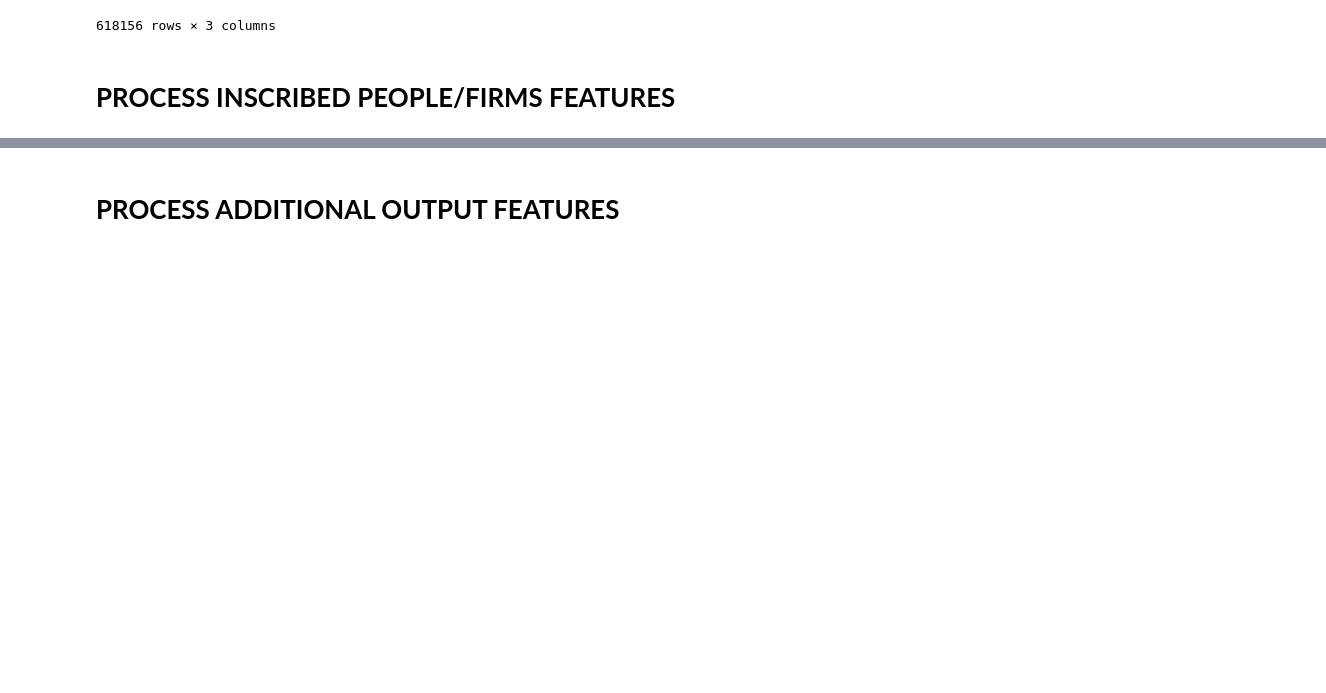
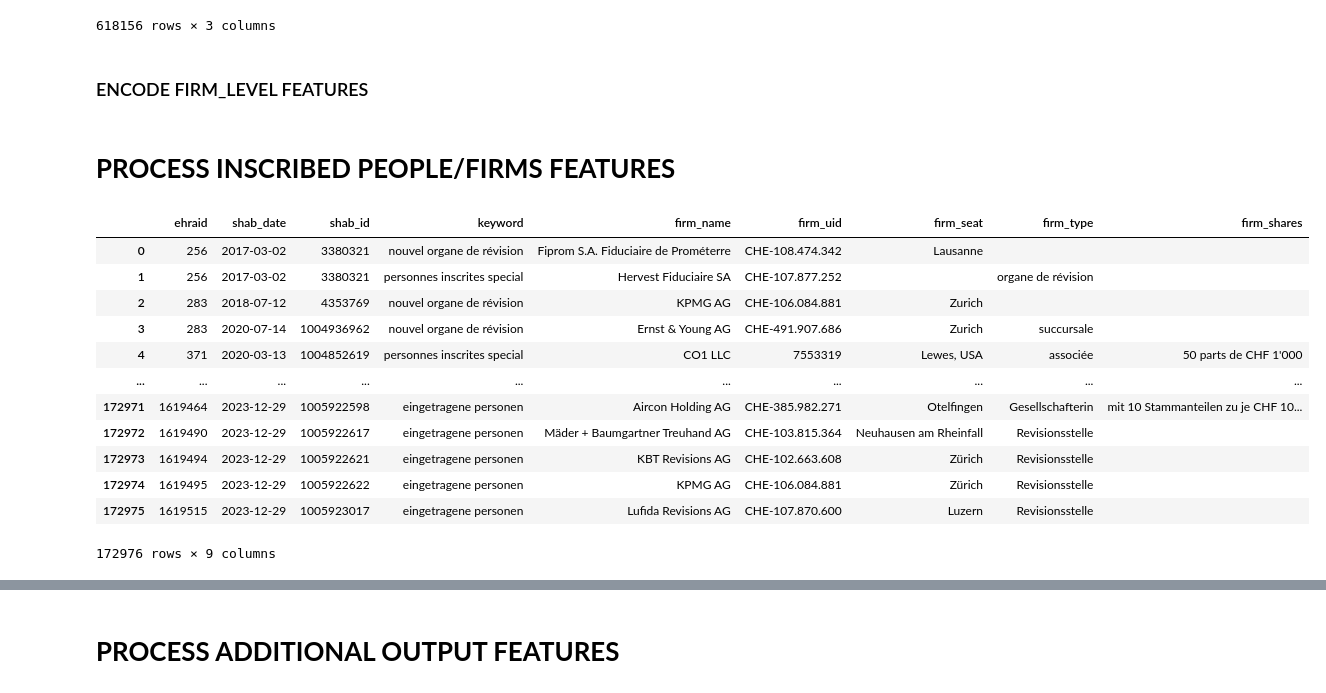
Before and after one commit to MaBlock7/company_success_prediction, a Jupyter notebook: success_prediction/zefix_feature_engineering.ipynb, the cells around one changed output, grey strips where cells are left out. Saved outputs shown, nothing was run; the diff lists cells and outputs as text; code cells hidden in the pictures; blank space fills up the shorter version.

```diff
--- a/success_prediction/zefix_feature_engineering.ipynb
+++ b/success_prediction/zefix_feature_engineering.ipynb
@@ -86,18 +86,18 @@ query_founded_firms = """
         shab.shab_date AS founding_date,
         shab.message AS founding_message
 
-    FROM zefix.base base
+    FROM zefix_release_159.base base
 
     -- Founding SHAB messages
     INNER JOIN (
         SELECT s.ehraid, s.shab_id, s.shab_date, s.message
-        FROM zefix.shab s
-        INNER JOIN zefix.shab_mutation sm ON s.shab_id = sm.shab_id
+        FROM zefix_release_159.shab s
+        INNER JOIN zefix_release_159.shab_mutation sm ON s.shab_id = sm.shab_id
         WHERE sm.description = 'status.neu'
     ) AS shab ON base.ehraid = shab.ehraid
 
     -- Current address
-    LEFT JOIN zefix.address address ON base.ehraid = address.ehraid
+    LEFT JOIN zefix_release_159.address address ON base.ehraid = address.ehraid
 
     -- Founding address
     LEFT JOIN (
@@ -294,6 +379,8 @@ websites
 | 618172 | CHE390937135 | 561001 | no website available |
 | 618173 | CHE436124015 | 561001 | no website available |
 618156 rows × 3 columns
+# %% [markdown]
+### ENCODE FIRM_LEVEL FEATURES
 # %% [markdown]
 # **PROCESS INSCRIBED PEOPLE/FIRMS FEATURES**
 # %%
@@ -312,3 +399,19 @@ query_inscribed_firms = """
 with connect_database() as con:
     df_insc_people = read_from_database(connection=con, query=query_inscribed_people)
     df_insc_firms = read_from_database(connection=con, query=query_inscribed_firms)
+# %%
+df_insc_firms
+# %% [output]
+|  | ehraid | shab_date | shab_id | keyword | firm_name | firm_uid | firm_seat | firm_type | firm_shares |
+| 0 | 256 | 2017-03-02 | 3380321 | nouvel organe de révision | Fiprom S.A. Fiduciaire de Prométerre | CHE-108.474.342 | Lausanne |  |  |
+| 1 | 256 | 2017-03-02 | 3380321 | personnes inscrites special | Hervest Fiduciaire SA | CHE-107.877.252 |  | organe de révision |  |
+| 2 | 283 | 2018-07-12 | 4353769 | nouvel organe de révision | KPMG AG | CHE-106.084.881 | Zurich |  |  |
+| 3 | 283 | 2020-07-14 | 1004936962 | nouvel organe de révision | Ernst & Young AG | CHE-491.907.686 | Zurich | succursale |  |
+| 4 | 371 | 2020-03-13 | 1004852619 | personnes inscrites special | CO1 LLC | 7553319 | Lewes, USA | associée | 50 parts de CHF 1'000 |
+| ... | ... | ... | ... | ... | ... | ... | ... | ... | ... |
+| 172971 | 1619464 | 2023-12-29 | 1005922598 | eingetragene personen | Aircon Holding AG | CHE-385.982.271 | Otelfingen | Gesellschafterin | mit 10 Stammanteilen zu je CHF 10... |
+| 172972 | 1619490 | 2023-12-29 | 1005922617 | eingetragene personen | Mäder + Baumgartner Treuhand AG | CHE-103.815.364 | Neuhausen am Rheinfall | Revisionsstelle |  |
+| 172973 | 1619494 | 2023-12-29 | 1005922621 | eingetragene personen | KBT Revisions AG | CHE-102.663.608 | Zürich | Revisionsstelle |  |
+| 172974 | 1619495 | 2023-12-29 | 1005922622 | eingetragene personen | KPMG AG | CHE-106.084.881 | Zürich | Revisionsstelle |  |
+| 172975 | 1619515 | 2023-12-29 | 1005923017 | eingetragene personen | Lufida Revisions AG | CHE-107.870.600 | Luzern | Revisionsstelle |  |
+172976 rows × 9 columns
```
Also changed, not shown: parts of 12 cells of this notebook, 3 other files.
